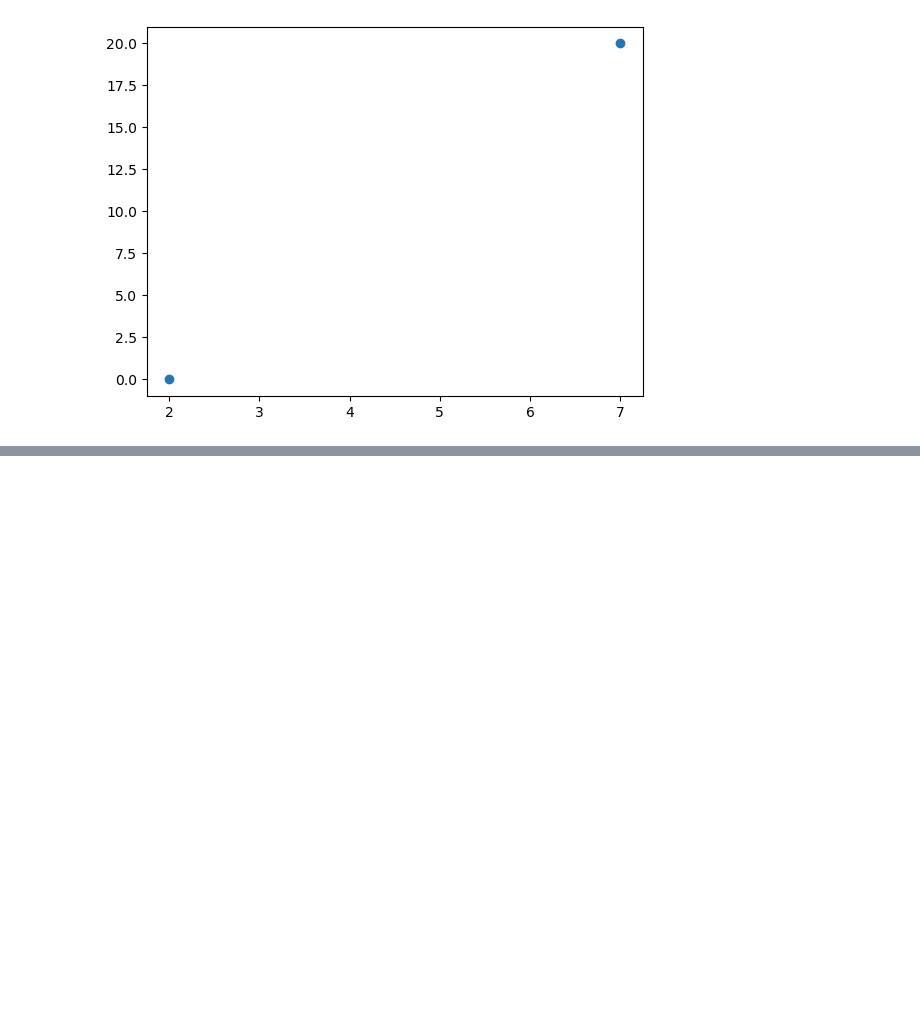
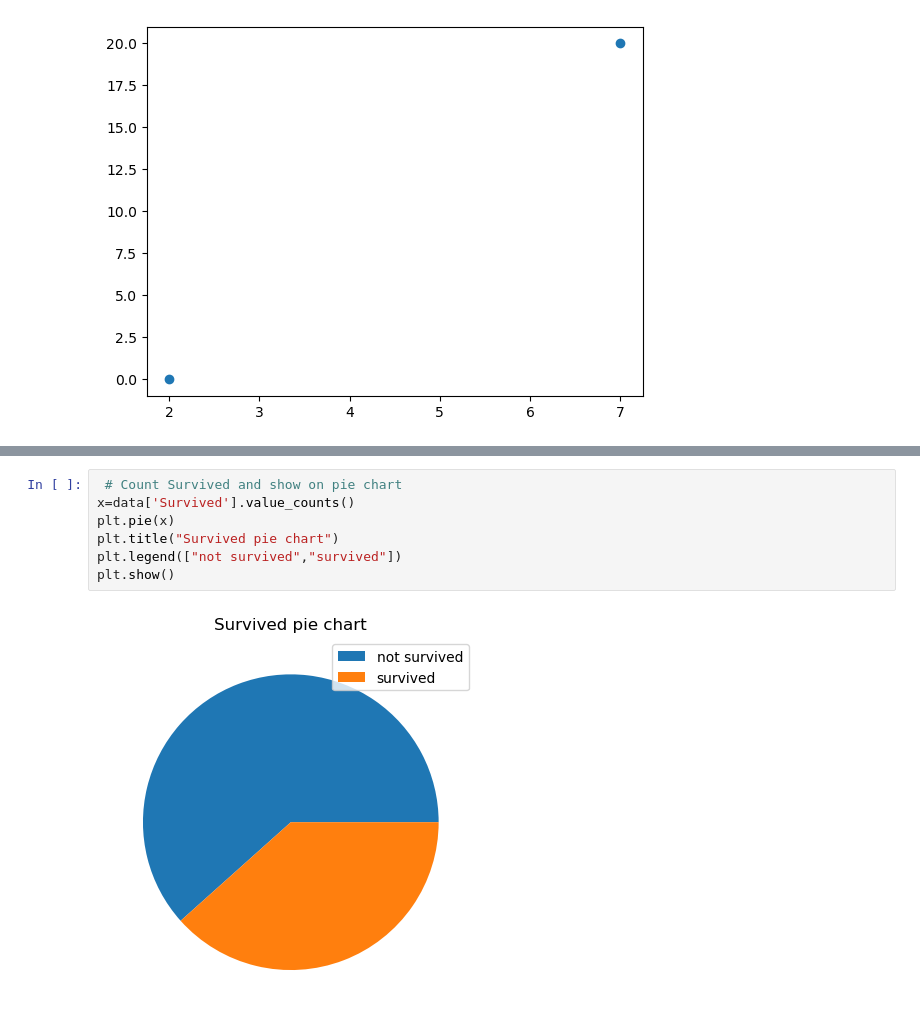
Before and after one commit to AnuRadhakrishnan-AV/datascience, a Jupyter notebook: data1titanic_dataset.ipynb, the cells around one changed output, grey strips where cells are left out. Saved outputs shown, nothing was run; the diff lists cells and outputs as text; blank space fills up the shorter version.

```diff
--- a/data1titanic_dataset.ipynb
+++ b/data1titanic_dataset.ipynb
@@ -255,0 +269,9 @@ plt.show
+# %%
+ # Count Survived and show on pie chart
+x=data['Survived'].value_counts()
+plt.pie(x)
+plt.title("Survived pie chart")
+plt.legend(["not survived","survived"])
+plt.show()
+# %% [output]
+[figure, added]
```
Also changed, not shown: parts of 8 cells of this notebook, 15 other files.
